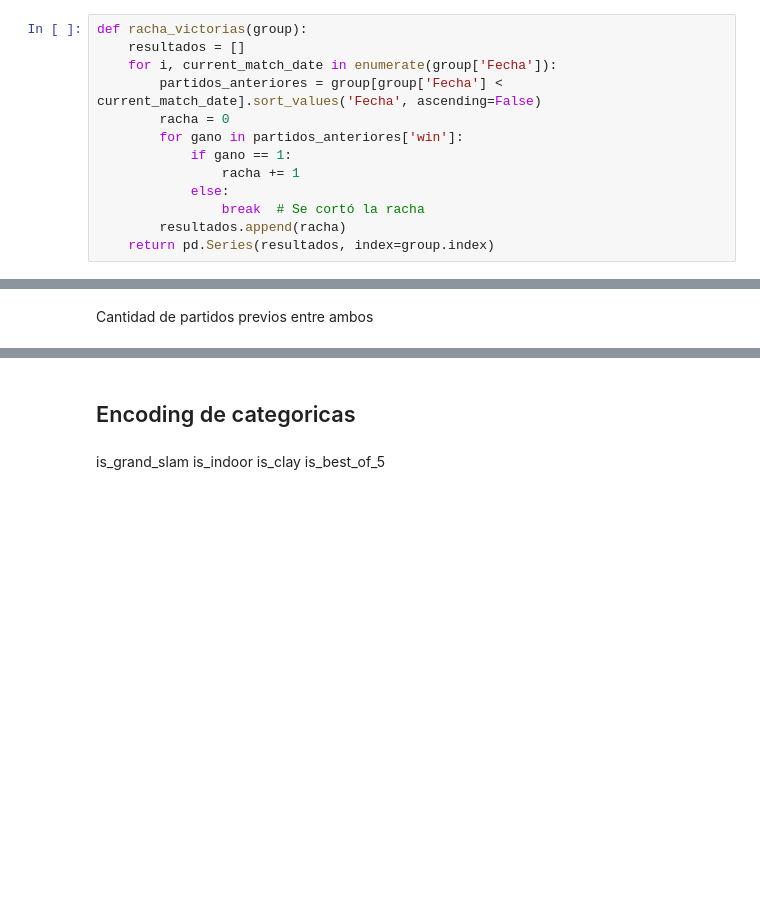
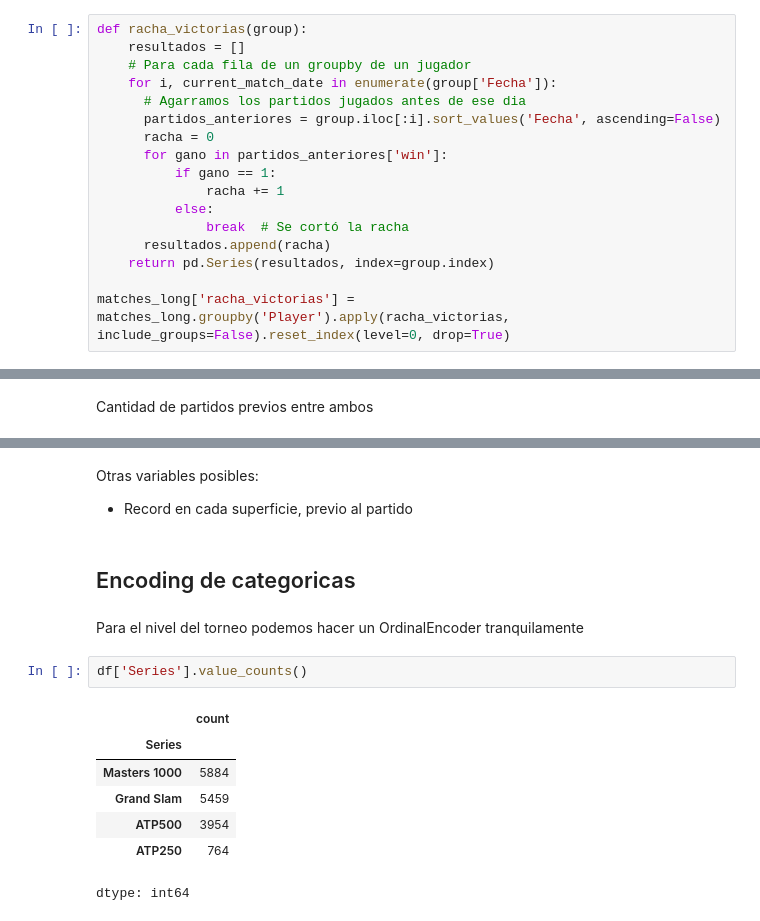
Before and after one commit to ichiP245/my-next-soderling, a Jupyter notebook: Notebooks/EDA&FeatureEngineering.ipynb, the cells around one changed output, grey strips where cells are left out. Drawn from its saved outputs; the diff is of its cells as text; blank space fills up the shorter version.

```diff
--- a/Notebooks/EDA&FeatureEngineering.ipynb
+++ b/Notebooks/EDA&FeatureEngineering.ipynb
@@ -375,13 +187,17 @@ Racha actual de victorias
 # %%
 def racha_victorias(group):
     resultados = []
+    # Para cada fila de un groupby de un jugador
     for i, current_match_date in enumerate(group['Fecha']):
-        partidos_anteriores = group[group['Fecha'] < current_match_date].sort_values('Fecha', ascending=False)
-        racha = 0
-        for gano in partidos_anteriores['win']:
-            if gano == 1:
-                racha += 1
-            else:
-                break  # Se cortó la racha
-        resultados.append(racha)
+      # Agarramos los partidos jugados antes de ese dia
+      partidos_anteriores = group.iloc[:i].sort_values('Fecha', ascending=False)
+      racha = 0
+      for gano in partidos_anteriores['win']:
+          if gano == 1:
+              racha += 1
+          else:
+              break  # Se cortó la racha
+      resultados.append(racha)
     return pd.Series(resultados, index=group.index)
+
+matches_long['racha_victorias'] = matches_long.groupby('Player').apply(racha_victorias, include_groups=False).reset_index(level=0, drop=True)
@@ -411,7 +257,17 @@ df.drop(columns=['h2h_pair_id'], inplace=True)
+# %% [markdown]
+Otras variables posibles:
+- Record en cada superficie, previo al partido
 # %% [markdown]
 ## Encoding de categoricas
-# %% [markdown]
-is_grand_slam
-is_indoor
-is_clay
-is_best_of_5
+# %% [markdown]
+Para el nivel del torneo podemos hacer un OrdinalEncoder tranquilamente
+# %%
+df['Series'].value_counts()
+# %% [output]
+|  | count |
+| Series |  |
+| Masters 1000 | 5884 |
+| Grand Slam | 5459 |
+| ATP500 | 3954 |
+| ATP250 | 764 |
+dtype: int64
```
Also changed, not shown: parts of 45 cells of this notebook.
